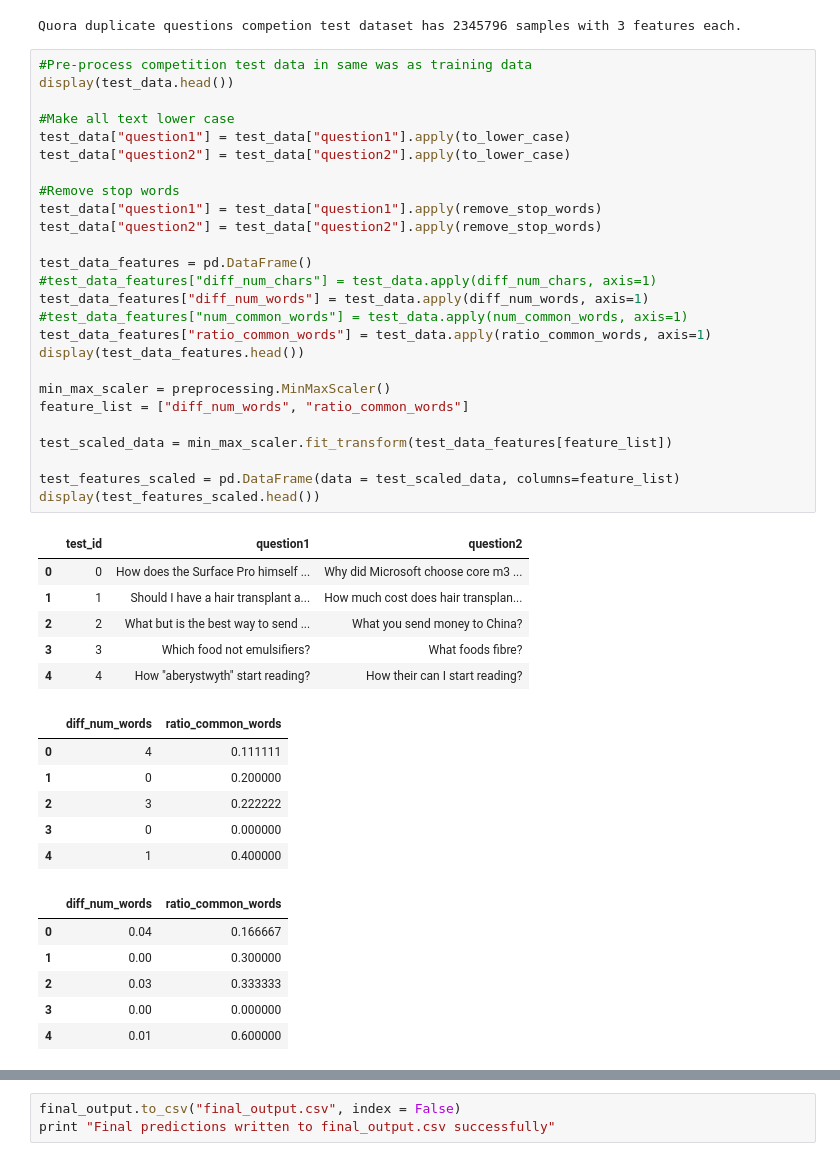
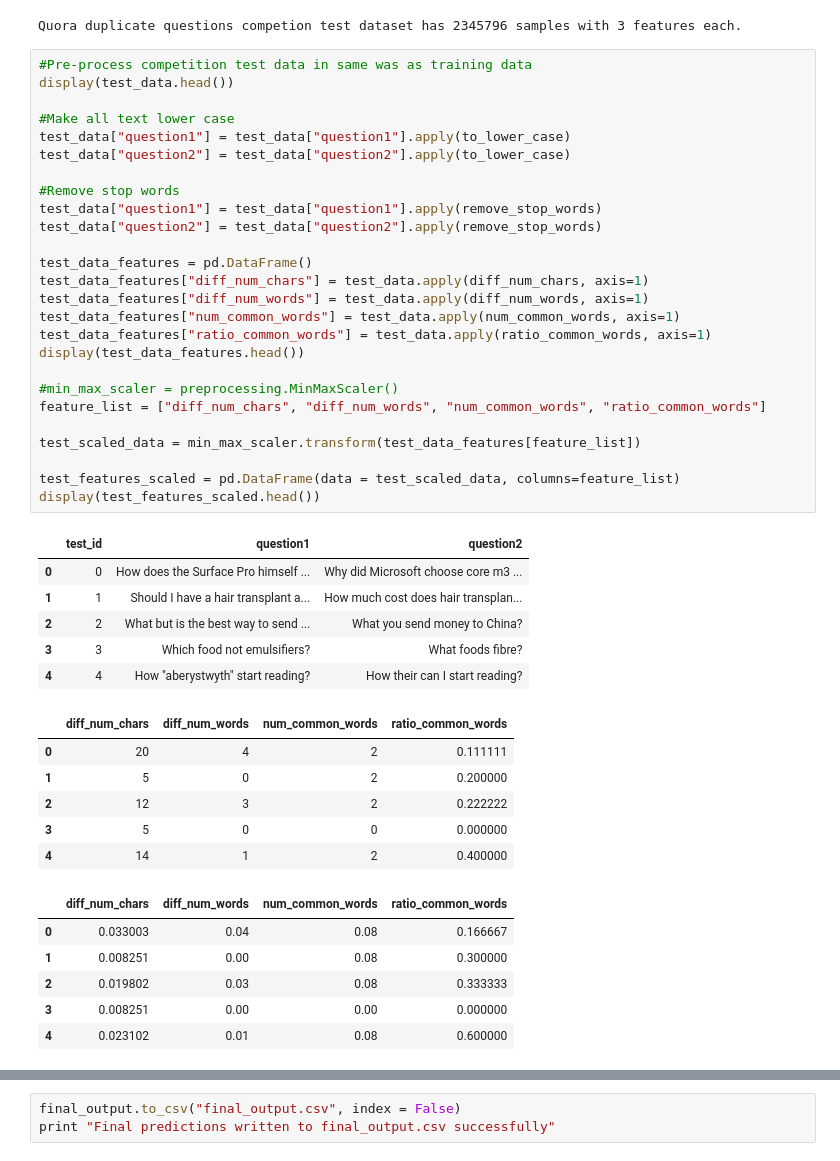
Before and after one commit to adammalpass/quora_duplicates, a Jupyter notebook: quora_duplicates.ipynb, the cells around one changed output, grey strips where cells are left out. Saved outputs shown, nothing was run; the diff lists cells and outputs as text.

```diff
--- a/quora_duplicates.ipynb
+++ b/quora_duplicates.ipynb
@@ -469,45 +470,45 @@ Quora duplicate questions competion test dataset has 2345796 samples with 3 feat
 # %%
 #Pre-process competition test data in same was as training data
 display(test_data.head())
 
 #Make all text lower case
 test_data["question1"] = test_data["question1"].apply(to_lower_case)
 test_data["question2"] = test_data["question2"].apply(to_lower_case)
 
 #Remove stop words
 test_data["question1"] = test_data["question1"].apply(remove_stop_words)
 test_data["question2"] = test_data["question2"].apply(remove_stop_words)
 
 test_data_features = pd.DataFrame()
-#test_data_features["diff_num_chars"] = test_data.apply(diff_num_chars, axis=1)
+test_data_features["diff_num_chars"] = test_data.apply(diff_num_chars, axis=1)
 test_data_features["diff_num_words"] = test_data.apply(diff_num_words, axis=1)
-#test_data_features["num_common_words"] = test_data.apply(num_common_words, axis=1)
+test_data_features["num_common_words"] = test_data.apply(num_common_words, axis=1)
 test_data_features["ratio_common_words"] = test_data.apply(ratio_common_words, axis=1)
 display(test_data_features.head())
 
-min_max_scaler = preprocessing.MinMaxScaler()
-feature_list = ["diff_num_words", "ratio_common_words"]
+#min_max_scaler = preprocessing.MinMaxScaler()
+feature_list = ["diff_num_chars", "diff_num_words", "num_common_words", "ratio_common_words"]
 
-test_scaled_data = min_max_scaler.fit_transform(test_data_features[feature_list])
+test_scaled_data = min_max_scaler.transform(test_data_features[feature_list])
 
 test_features_scaled = pd.DataFrame(data = test_scaled_data, columns=feature_list)
 display(test_features_scaled.head())
 # %% [output]
 |  | test_id | question1 | question2 |
 | 0 | 0 | How does the Surface Pro himself ... | Why did Microsoft choose core m3 ... |
 | 1 | 1 | Should I have a hair transplant a... | How much cost does hair transplan... |
 | 2 | 2 | What but is the best way to send ... | What you send money to China? |
 | 3 | 3 | Which food not emulsifiers? | What foods fibre? |
 | 4 | 4 | How "aberystwyth" start reading? | How their can I start reading? |
-|  | diff_num_words | ratio_common_words |
-| 0 | 4 | 0.111111 |
-| 1 | 0 | 0.200000 |
-| 2 | 3 | 0.222222 |
-| 3 | 0 | 0.000000 |
-| 4 | 1 | 0.400000 |
+|  | diff_num_chars | diff_num_words | num_common_words | ratio_common_words |
+| 0 | 20 | 4 | 2 | 0.111111 |
+| 1 | 5 | 0 | 2 | 0.200000 |
+| 2 | 12 | 3 | 2 | 0.222222 |
+| 3 | 5 | 0 | 0 | 0.000000 |
+| 4 | 14 | 1 | 2 | 0.400000 |
-|  | diff_num_words | ratio_common_words |
-| 0 | 0.04 | 0.166667 |
-| 1 | 0.00 | 0.300000 |
-| 2 | 0.03 | 0.333333 |
-| 3 | 0.00 | 0.000000 |
-| 4 | 0.01 | 0.600000 |
+|  | diff_num_chars | diff_num_words | num_common_words | ratio_common_words |
+| 0 | 0.033003 | 0.04 | 0.08 | 0.166667 |
+| 1 | 0.008251 | 0.00 | 0.08 | 0.300000 |
+| 2 | 0.019802 | 0.03 | 0.08 | 0.333333 |
+| 3 | 0.008251 | 0.00 | 0.00 | 0.000000 |
+| 4 | 0.023102 | 0.01 | 0.08 | 0.600000 |
```
Also changed, not shown: parts of 8 cells of this notebook.
